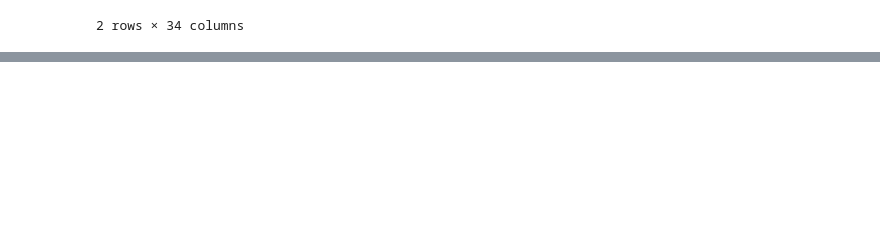
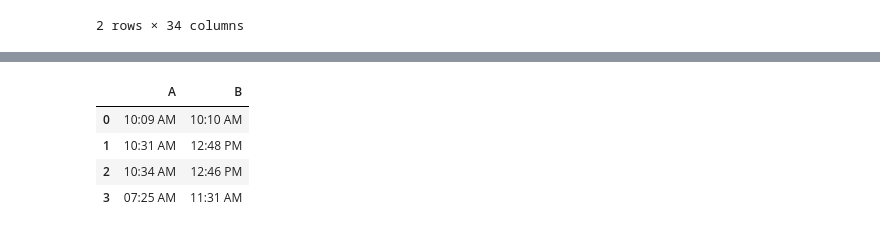
Before and after one commit to susantkumarsahoo/AutonomousDataAnalystAgent, a Jupyter notebook: notebooks/note_04.ipynb, the cells around one changed output, grey strips where cells are left out. Cells and saved outputs as stored; diff of their text form; code cells hidden in the pictures; blank space fills up the shorter version.

```diff
--- a/notebooks/note_04.ipynb
+++ b/notebooks/note_04.ipynb
@@ -246,0 +160,8 @@ except Exception as e:
+# %%
+time_df
+# %% [output]
+|  | A | B |
+| 0 | 10:09 AM | 10:10 AM |
+| 1 | 10:31 AM | 12:48 PM |
+| 2 | 10:34 AM | 12:46 PM |
+| 3 | 07:25 AM | 11:31 AM |
```
Also changed, not shown: parts of 10 cells of this notebook, 2 other files.
